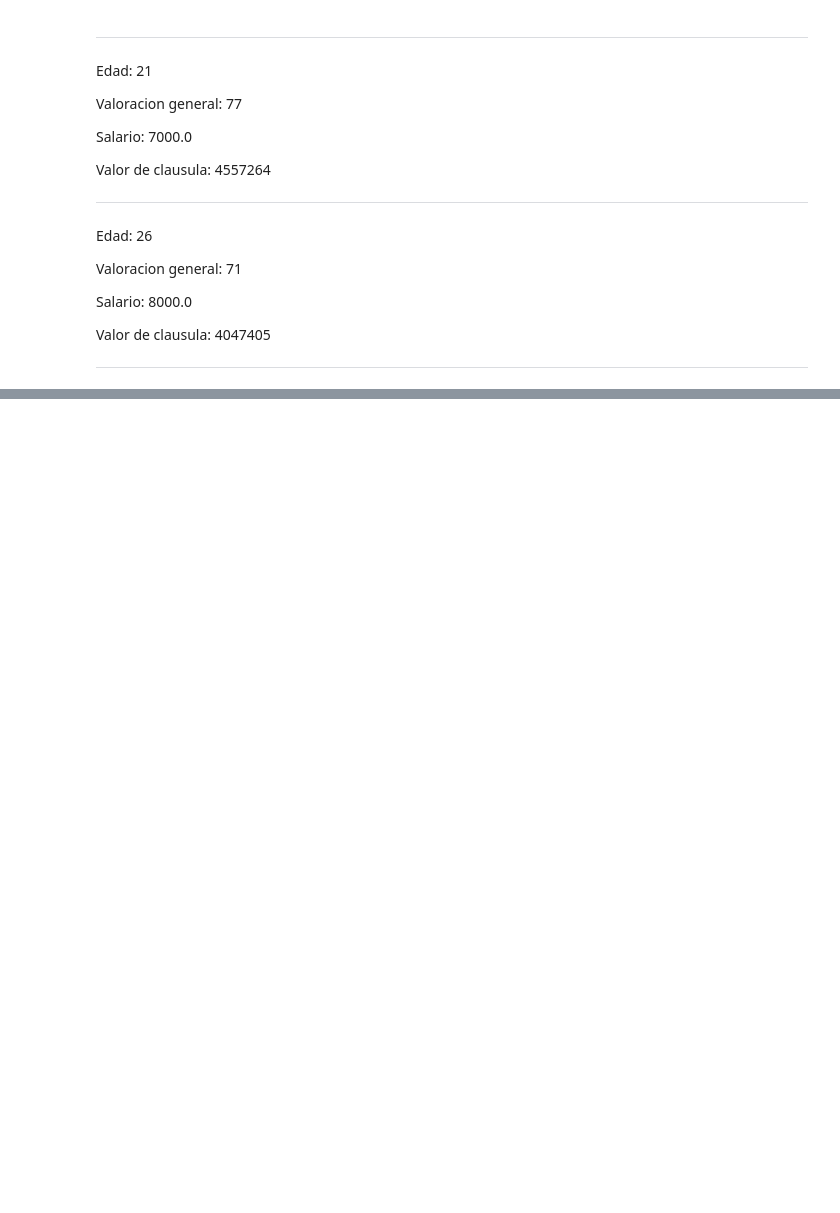
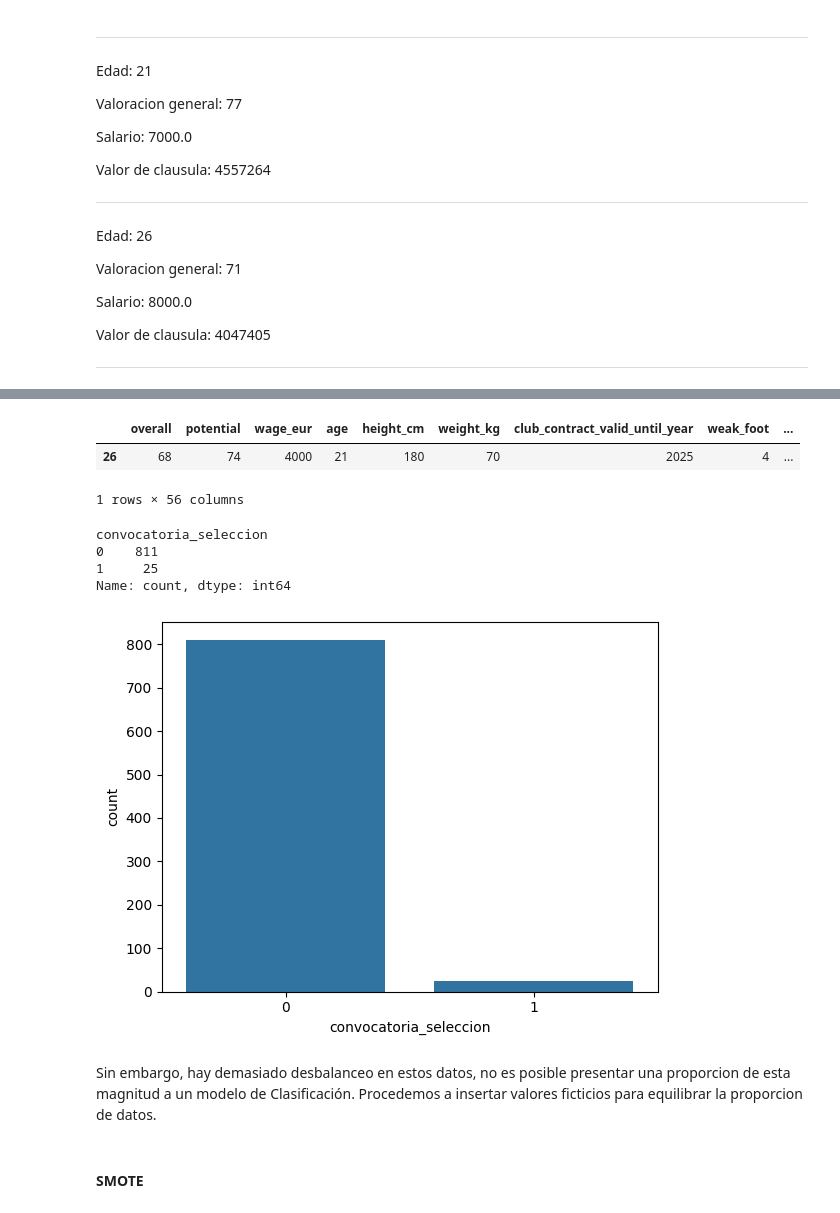
Before and after one commit to MatiasKige/Data-Science-FIFA, a Jupyter notebook: Proyecto FIFA.ipynb, the cells around one changed output, grey strips where cells are left out. Cells and saved outputs as stored; diff of their text form; code cells hidden in the pictures; blank space fills up the shorter version.

```diff
--- a/Proyecto FIFA.ipynb
+++ b/Proyecto FIFA.ipynb
@@ -2955,0 +2905,10 @@ Valor de clausula: 4047405
+# %%
+df_ml_clas = df_24[df_24["nationality_name"]=="Argentina"]
+df_ml_clas = df_ml_clas.drop(['fifa_version',"league_name","body_type","nationality_name","club_name","club_joined_date","club_jersey_number","long_name","dob","gk","rb","rcb","cb","lcb","lb","rwb","rdm","cdm","ldm","rm","cm","lcm","lwb","rcm","lm","ram","cam","lam","rw","rf","ls","st","rs","lw","lf","cf"], axis=1)
+df_ml_clas['convocatoria_seleccion'] = 0   # Creo nueva columna
+mask = (df_ml_clas['nation_position'] != 'No Convocado') & (df_ml_clas['nation_jersey_number'] != 'No Convocado')
+df_ml_clas.loc[mask, 'convocatoria_seleccion'] = 1
+df_ml_clas = df_ml_clas.drop(columns=['nation_position', 'nation_jersey_number'])
+df_k = df_ml_clas[df_ml_clas.short_name=="K. Zenón"]
+df_ml_clas = df_ml_clas.drop(columns=['short_name'])
+df_k = df_k.drop(columns=['short_name'])
@@ -2955,0 +2927,10 @@ Valor de clausula: 4047405
+# %%
+# Transformacion de variables categoricas
+
+datos_dummies = pd.get_dummies(df_ml_clas)
+datos_dummies = datos_dummies.astype(int)
+
+df_k_dummies = pd.get_dummies(df_k)
+df_k_dummies = df_k_dummies.astype(int)
+
+datos_dummies.head()
@@ -2955,0 +2945,25 @@ Valor de clausula: 4047405
+# %%
+df_k_dummies
+# %% [output]
+|  | overall | potential | wage_eur | age | height_cm | weight_kg | club_contract_valid_until_year | weak_foot | ... |
+| 26 | 68 | 74 | 4000 | 21 | 180 | 70 | 2025 | 4 | ... |
+1 rows × 56 columns
+# %%
+# Mostrar el DataFrame resultante
+print(datos_dummies.convocatoria_seleccion.value_counts())
+
+# Variable target esta desbalanceada
+
+import seaborn as sns
+%matplotlib inline
+ax = sns.countplot(x="convocatoria_seleccion", data=datos_dummies)
+# %% [output]
+convocatoria_seleccion
+0    811
+1     25
+Name: count, dtype: int64
+[figure, added]
+# %% [markdown]
+Sin embargo, hay demasiado desbalanceo en estos datos, no es posible presentar una proporcion de esta magnitud a un modelo de Clasificación. Procedemos a insertar valores ficticios para equilibrar la proporcion de datos.
+# %% [markdown]
+#### SMOTE
```
Also changed, not shown: parts of 83 cells of this notebook.
